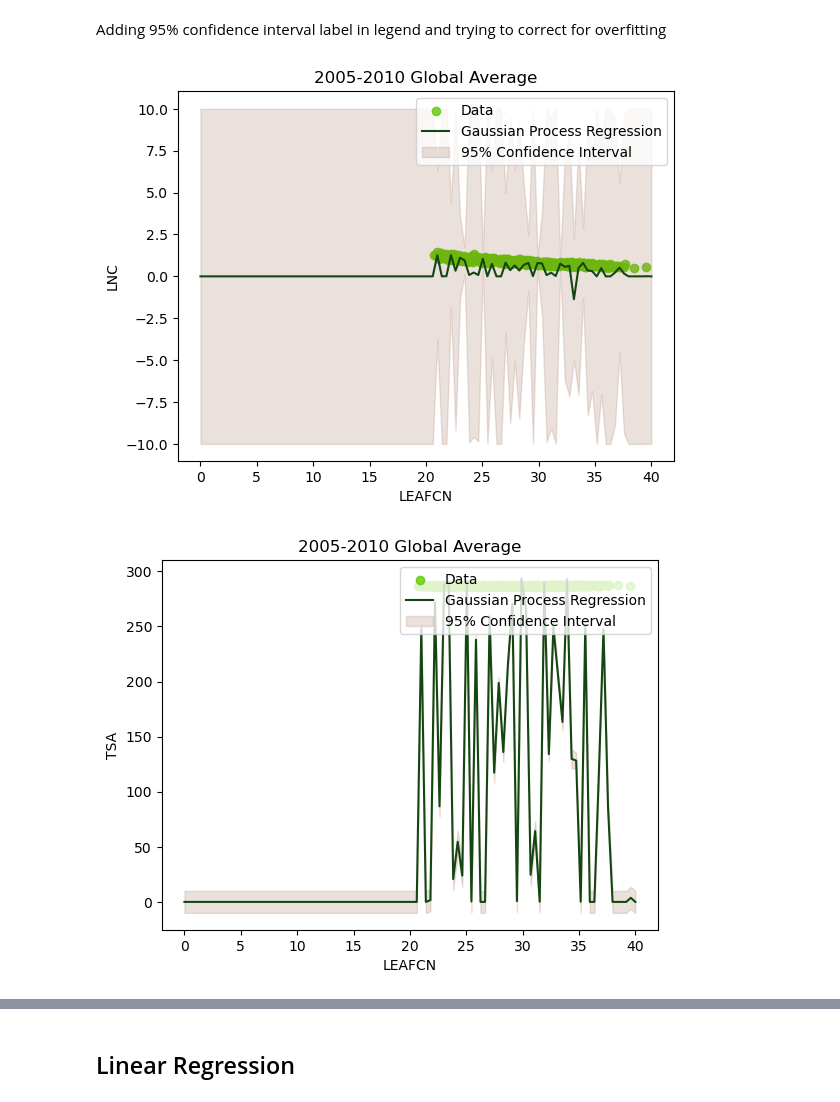
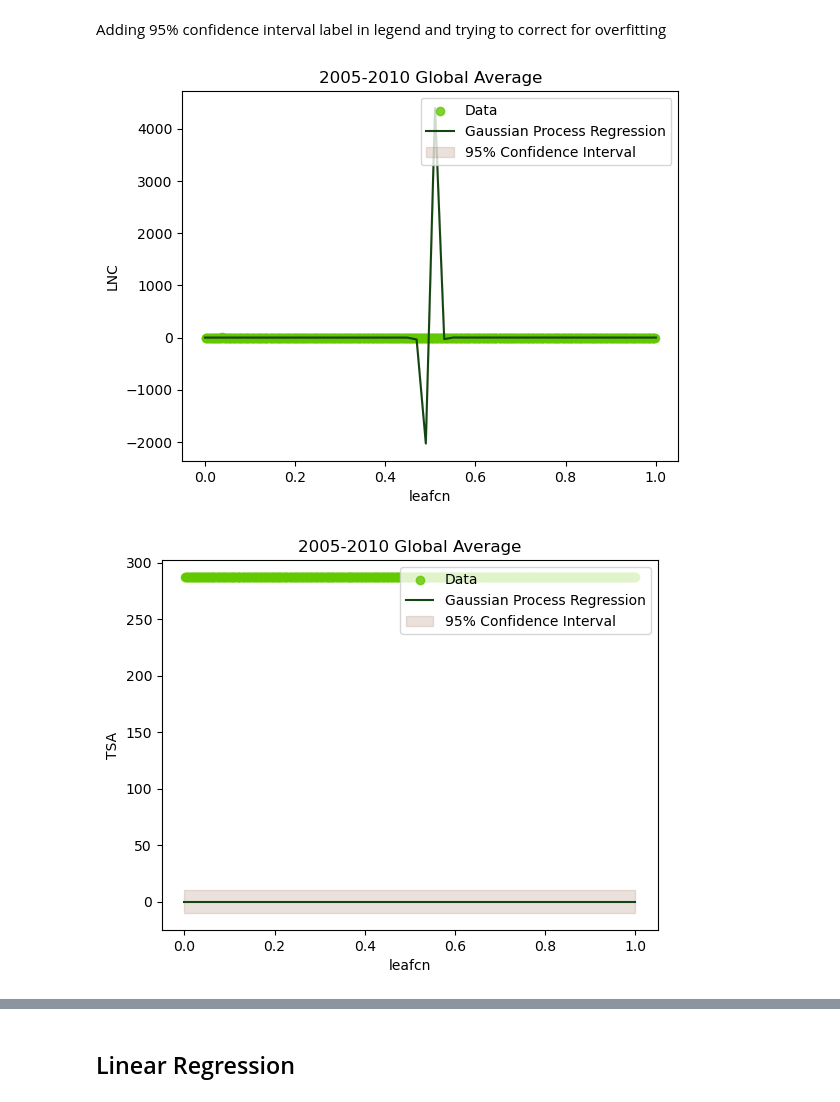
Before and after one commit to GaiaFuture/GaiaFuture, a Jupyter notebook: Script/ML/clust_plot_fun.ipynb, the cells around one changed output, grey strips where cells are left out. Drawn from its saved outputs; the diff is of its cells as text; code cells hidden in the pictures.

```diff
--- a/Script/ML/clust_plot_fun.ipynb
+++ b/Script/ML/clust_plot_fun.ipynb
@@ -310,24 +322,14 @@ RuntimeError: NetCDF: Not a valid ID
 # %% [markdown]
 An attempt to reduce overfitting issues
 # %%
-def subset_and_plot_gpr(var, parameter):
+def subset_and_plot_gpr(param, var):
     '''describe the relationship between the selected variable
     and parameter(s) over the selected period of time. output a
     best fit line of regression.'''
 
-    # Read in and wrangle user selected parameter cluster
-    da_p = read_all_simulations(parameter)
+     # Read in and wrangle user selected parameter cluster
+    param_avg  = params[param]
 
-    # feb. ncar time bug
-    da = fix_time(da_p)
-    # convert xr.ds to xr.da
-    da = da[parameter]
-    # weight gridcell dim by global land area
-    da_global = weight_landarea_gridcells(da, landarea)
-    # weight time dim by days in month
-    da_global_ann = yearly_weighted_average(da_global)
-    # take global avg for param over year dimension
-    param_avg = da_global_ann.mean(dim='year')
 
     # Read in and wrangle user selected variable cluster
     da_v = read_all_simulations(var)
@@ -339,28 +341,25 @@ def subset_and_plot_gpr(var, parameter):
     da_global = weight_landarea_gridcells(da, landarea)
     # weight time dim by days in month
     da_global_ann = yearly_weighted_average(da_global)
-    # take global avg for variable over year dimension
+    # Take global avg for variable over year dimension
     var_avg = da_global_ann.mean(dim='year')
 
     # Plotting
-    plt.scatter(x=var_avg, y=param_avg, color = '#62c900ff', alpha = 0.8)
+    plt.scatter(x=param_avg, y=var_avg, color = '#62c900ff', alpha = 0.8)
     # Set plot labels and title
-    plt.xlabel(var)
-    plt.ylabel(parameter)
+    plt.xlabel(param)
+    plt.ylabel(var)
     plt.title('2005-2010 Global Average')
 
-    # Set boundaries
- #   plt.xlim(0, 100)  # Adjusted boundary for Leaf Carbon Nitrogen Ratio
- #   plt.ylim(0, 1.5)  # Adjusted boundary for Leaf Nitrogen Concentration
 
     # Gaussian Process Regression
-    kernel = C(1.0, (1e-2, 1e2)) * RBF(1.0, (1e-2, 1e2))
-    gp = GaussianProcessRegressor(kernel=kernel, n_restarts_optimizer=20)
+    kernel = C(1.0, (1e-3, 1e3)) * RBF(1.0, (1e-3, 1e3))
+    gpr = GaussianProcessRegressor(kernel=kernel, n_restarts_optimizer=20)
     X = var_avg.values.reshape(-1, 1)
     y = param_avg.values
-    gp.fit(X, y)
-    x_pred = np.linspace(0, 40, 100).reshape(-1, 1)
-    y_pred, sigma = gp.predict(x_pred, return_std=True)
+    gpr.fit(X, y)
+    x_pred = np.linspace(0, 1, 100).reshape(-1, 1)
+    y_pred, sigma = gpr.predict(x_pred, return_std=True)
     plt.plot(x_pred, y_pred, '#134611', label='Gaussian Process Regression')
     plt.fill_between(x_pred.flatten(), y_pred - sigma, y_pred + sigma, alpha=0.2, color='#9d6b53')
 
@@ -374,10 +373,10 @@ def subset_and_plot_gpr(var, parameter):
 Adding 95% confidence interval label in legend and trying to correct for overfitting
 # %%
 # Example usage:
-subset_and_plot_gpr('LEAFCN', 'LNC')
+subset_and_plot_gpr('leafcn', 'LNC')
 # %% [output]
-[figure, old version]
+[figure, new version]
 # %%
-subset_and_plot_gpr('LEAFCN', 'TSA')
+subset_and_plot_gpr('leafcn', 'TSA')
 # %% [output]
-[figure, old version]
+[figure, new version]
```
Also changed, not shown: parts of 12 cells of this notebook.
